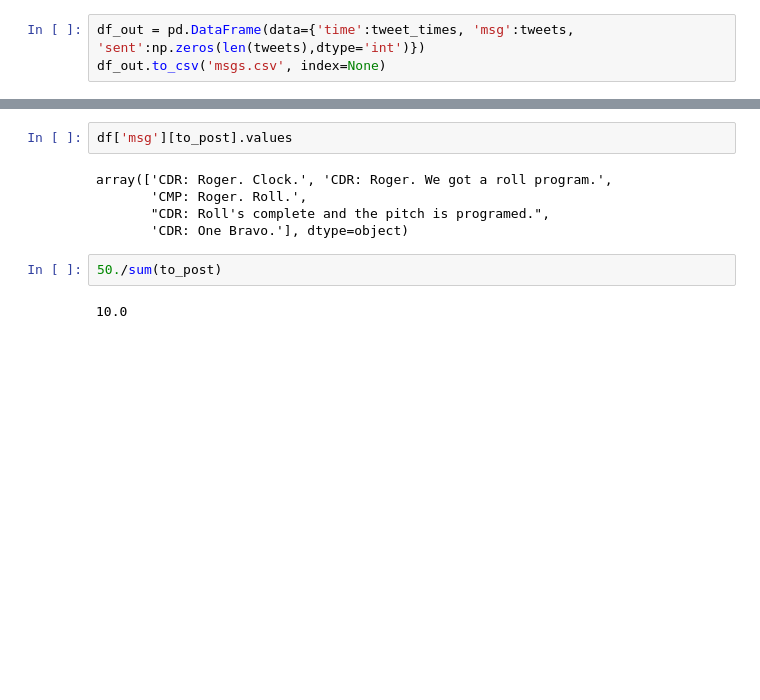
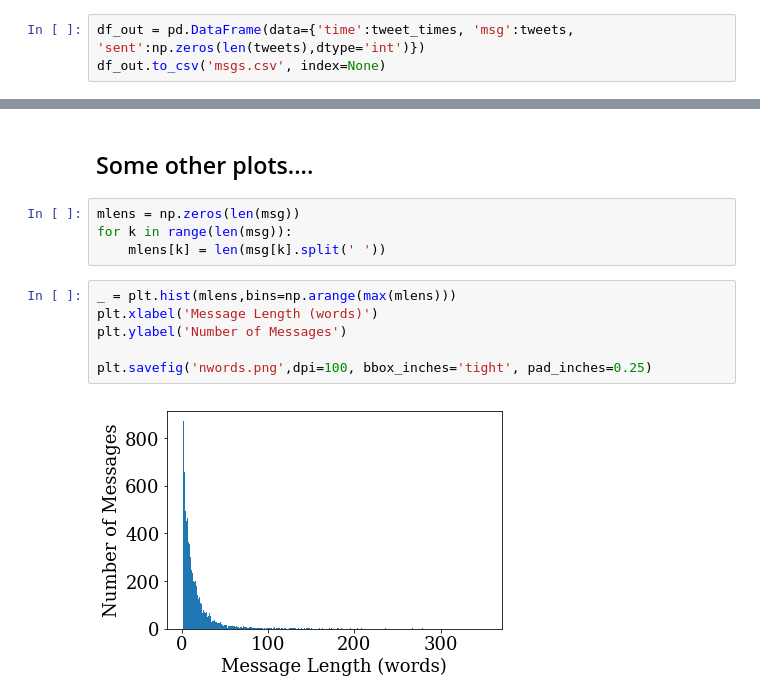
Before and after one commit to jradavenport/apollo11landing, a Jupyter notebook: data_prep.ipynb, the cells around one changed output, grey strips where cells are left out. Cells and saved outputs as stored; diff of their text form; blank space fills up the shorter version.

```diff
--- a/data_prep.ipynb
+++ b/data_prep.ipynb
@@ -226,11 +182,14 @@ Wall time: 4.05 µs
-# %%
-df['msg'][to_post].values
-# %% [output]
-array(['CDR: Roger. Clock.', 'CDR: Roger. We got a roll program.',
-       'CMP: Roger. Roll.',
-       "CDR: Roll's complete and the pitch is programed.",
-       'CDR: One Bravo.'], dtype=object)
-# %%
-50./sum(to_post)
-# %% [output]
-10.0
+# %% [markdown]
+## Some other plots....
+# %%
+mlens = np.zeros(len(msg))
+for k in range(len(msg)):
+    mlens[k] = len(msg[k].split(' '))
+# %%
+_ = plt.hist(mlens,bins=np.arange(max(mlens)))
+plt.xlabel('Message Length (words)')
+plt.ylabel('Number of Messages')
+
+plt.savefig('nwords.png',dpi=100, bbox_inches='tight', pad_inches=0.25)
+# %% [output]
+[figure, added]
```
Also changed, not shown: parts of 22 cells of this notebook, 8 other files.
